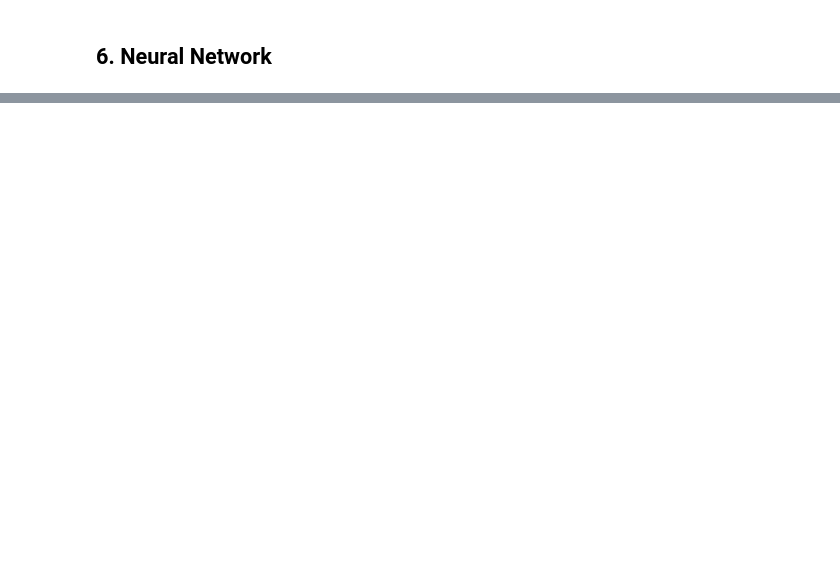
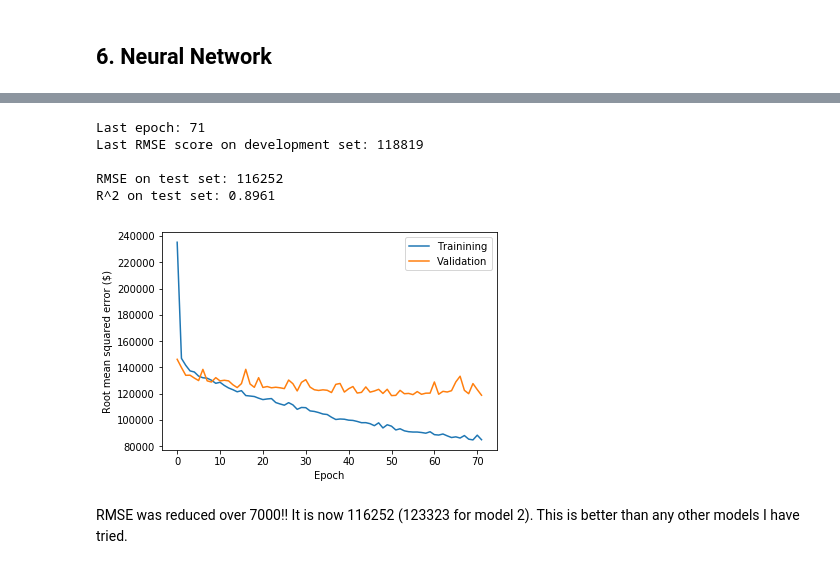
Before and after one commit to math470/Springboard_Capstone_Project_1, a Jupyter notebook: King County House Price Machine Learning.ipynb, the cells around one changed output, grey strips where cells are left out. Saved outputs shown, nothing was run; the diff lists cells and outputs as text; code cells hidden in the pictures; blank space fills up the shorter version.

```diff
--- a/King County House Price Machine Learning.ipynb
+++ b/King County House Price Machine Learning.ipynb
@@ -253,0 +861,22 @@ plt.show()
+# %%
+# Build model
+def nn_model_4():
+    # create model
+    model = Sequential()
+    model.add(Dense(128, input_dim=41, kernel_initializer='normal', activation='relu'))
+    model.add(Dense(256, kernel_initializer='normal', activation='relu'))
+    model.add(Dense(256, kernel_initializer='normal', activation='relu'))
+    model.add(Dense(256, kernel_initializer='normal', activation='relu'))
+    model.add(Dense(256, kernel_initializer='normal', activation='relu'))
+    model.add(Dense(1, kernel_initializer='normal', activation='linear'))
+    # Compile model
+    model.compile(loss='mean_squared_error', optimizer='adam',
+                  metrics=[root_mean_squared_error])
+    return model
+# %%
+%%time
+# one more running with timing
+model = nn_model_4()
+history = model.fit(X_train_scaled, y_train, epochs=200,
+                    validation_split=0.2, verbose=0,
+                    callbacks=[early_stop, PrintDot()])
@@ -253,0 +885,13 @@ plt.show()
+# %%
+history_model_4 = history
+plot_history(history_model_4)
+print_results_NN(history_model_4,X_test_scaled,y_test)
+# %% [output]
+Last epoch: 71
+Last RMSE score on development set: 118819
+
+RMSE on test set: 116252
+R^2 on test set: 0.8961
+[figure, added]
+# %% [markdown]
+RMSE was reduced over 7000!! It is now 116252 (123323 for model 2). This is better than any other models I have tried.
```
Also changed, not shown: parts of 165 cells of this notebook.
